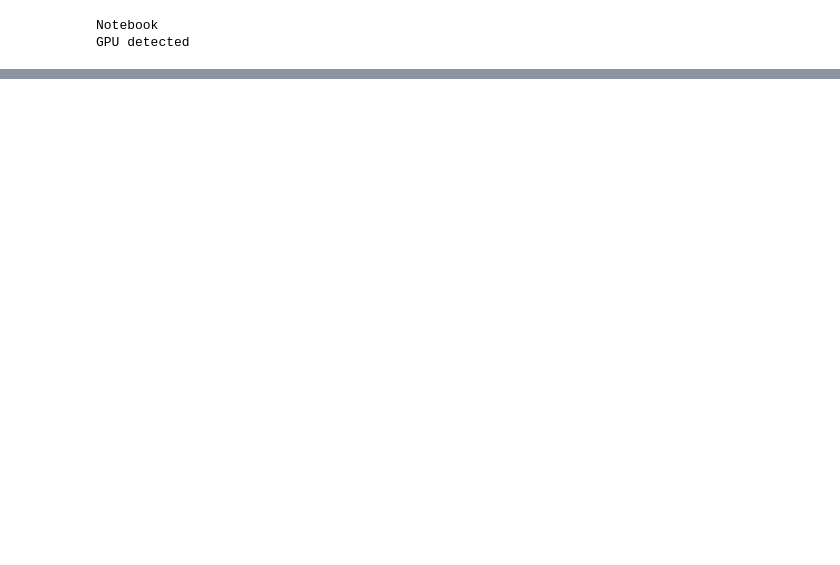
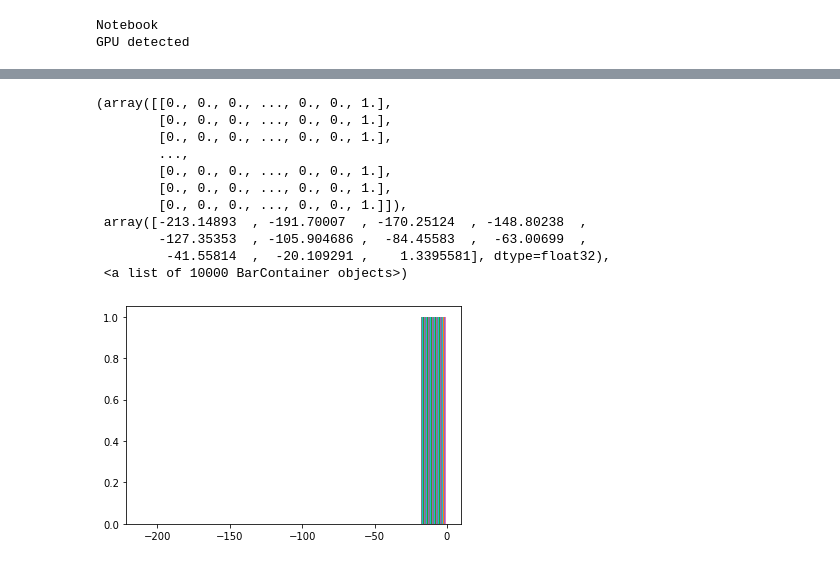
Before and after one commit to astrockragh/IceCube, a Jupyter notebook: stop_muon/train.ipynb, the cells around one changed output, grey strips where cells are left out. Saved outputs shown, nothing was run; the diff lists cells and outputs as text; code cells hidden in the pictures; blank space fills up the shorter version.

```diff
--- a/stop_muon/train.ipynb
+++ b/stop_muon/train.ipynb
@@ -96,7 +96,7 @@ if wandblog:
 import dev.data_load as dl
 reload(dl)
 graph_data=dl.graph_data
-dataset=graph_data(n_data=n_data, n_neighbors=n_neighbors, restart=1)
+dataset=graph_data(n_data=n_data, n_neighbors=n_neighbors, restart=0)
 idx_lists = dataset.index_lists
 # Split data
 dataset_train = dataset[idx_lists[0]]
@@ -374,6 +357,21 @@ for batch in loader:
 y_reco  = tf.concat(prediction_list, axis = 0)
 y_true  = tf.concat(target_list, axis = 0)
 y_true  = tf.cast(y_true, tf.float32)
+# %%
+plt.hist(y_reco)
+# %% [output]
+(array([[0., 0., 0., ..., 0., 0., 1.],
+        [0., 0., 0., ..., 0., 0., 1.],
+        [0., 0., 0., ..., 0., 0., 1.],
+        ...,
+        [0., 0., 0., ..., 0., 0., 1.],
+        [0., 0., 0., ..., 0., 0., 1.],
+        [0., 0., 0., ..., 0., 0., 1.]]),
+ array([-213.14893  , -191.70007  , -170.25124  , -148.80238  ,
+        -127.35353  , -105.904686 ,  -84.45583  ,  -63.00699  ,
+         -41.55814  ,  -20.109291 ,    1.3395581], dtype=float32),
+ <a list of 10000 BarContainer objects>)
+[figure, added]
 # %%
 k=1
 # mask=np.abs(y_reco[:,k]-y_true[:,k])>np.pi
```
Also changed, not shown: parts of 3 cells of this notebook, 10 other files.
